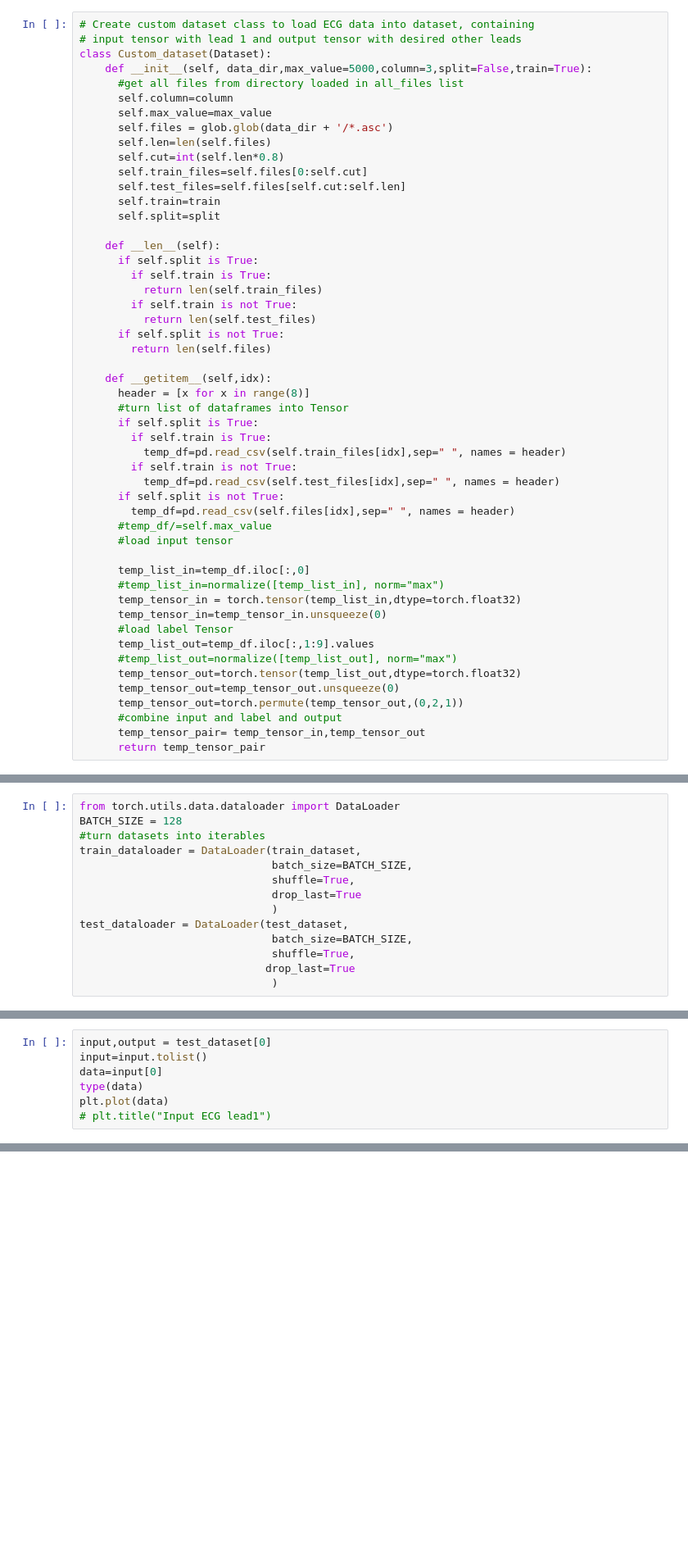
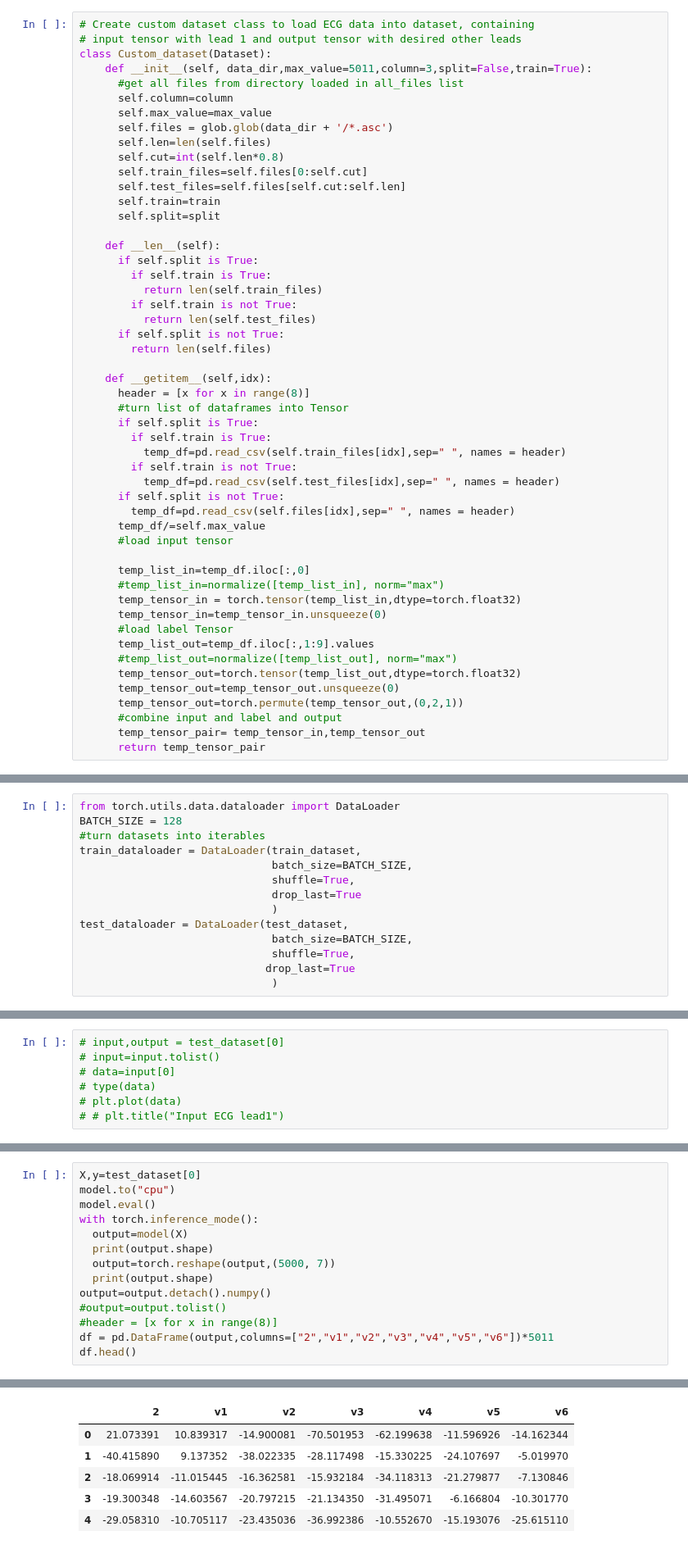
Before and after one commit to t-willi/Simula, a Jupyter notebook: AE_v6_multiple_leads.ipynb, the cells around one changed output, grey strips where cells are left out. Shown at 82% size. Drawn from its saved outputs; the diff is of its cells as text; blank space fills up the shorter version.

```diff
--- a/AE_v6_multiple_leads.ipynb
+++ b/AE_v6_multiple_leads.ipynb
@@ -74,7 +74,7 @@ Unzipping data to folder...
 # Create custom dataset class to load ECG data into dataset, containing
 # input tensor with lead 1 and output tensor with desired other leads
 class Custom_dataset(Dataset):
-    def __init__(self, data_dir,max_value=5000,column=3,split=False,train=True):
+    def __init__(self, data_dir,max_value=5011,column=3,split=False,train=True):
       #get all files from directory loaded in all_files list
       self.column=column
       self.max_value=max_value
@@ -105,7 +105,7 @@ class Custom_dataset(Dataset):
           temp_df=pd.read_csv(self.test_files[idx],sep=" ", names = header)
       if self.split is not True:
         temp_df=pd.read_csv(self.files[idx],sep=" ", names = header)
-      #temp_df/=self.max_value
+      temp_df/=self.max_value
       #load input tensor
 
       temp_list_in=temp_df.iloc[:,0]
@@ -303,7 +278,7 @@ drive.mount('/content/drive')
 # %%
-input,output = test_dataset[0]
-input=input.tolist()
-data=input[0]
-type(data)
-plt.plot(data)
-# plt.title("Input ECG lead1")
+# input,output = test_dataset[0]
+# input=input.tolist()
+# data=input[0]
+# type(data)
+# plt.plot(data)
+# # plt.title("Input ECG lead1")
@@ -319,0 +291,15 @@ plt.title("Output ECG trained for 20epochs on 50 datapoints")
+# %%
+X,y=test_dataset[0]
+model.to("cpu")
+model.eval()
+with torch.inference_mode():
+  output=model(X)
+  print(output.shape)
+  output=torch.reshape(output,(5000, 7))
+  print(output.shape)
+output=output.detach().numpy()
+#output=output.tolist()
+#header = [x for x in range(8)]
+df = pd.DataFrame(output,columns=["2","v1","v2","v3","v4","v5","v6"])*5011
+df.head()
+# %% [output]
@@ -319,0 +308,6 @@ plt.title("Output ECG trained for 20epochs on 50 datapoints")
+|  | 2 | v1 | v2 | v3 | v4 | v5 | v6 |
+| 0 | 21.073391 | 10.839317 | -14.900081 | -70.501953 | -62.199638 | -11.596926 | -14.162344 |
+| 1 | -40.415890 | 9.137352 | -38.022335 | -28.117498 | -15.330225 | -24.107697 | -5.019970 |
+| 2 | -18.069914 | -11.015445 | -16.362581 | -15.932184 | -34.118313 | -21.279877 | -7.130846 |
+| 3 | -19.300348 | -14.603567 | -20.797215 | -21.134350 | -31.495071 | -6.166804 | -10.301770 |
+| 4 | -29.058310 | -10.705117 | -23.435036 | -36.992386 | -10.552670 | -15.193076 | -25.615110 |
```
Also changed, not shown: parts of 13 cells of this notebook.
